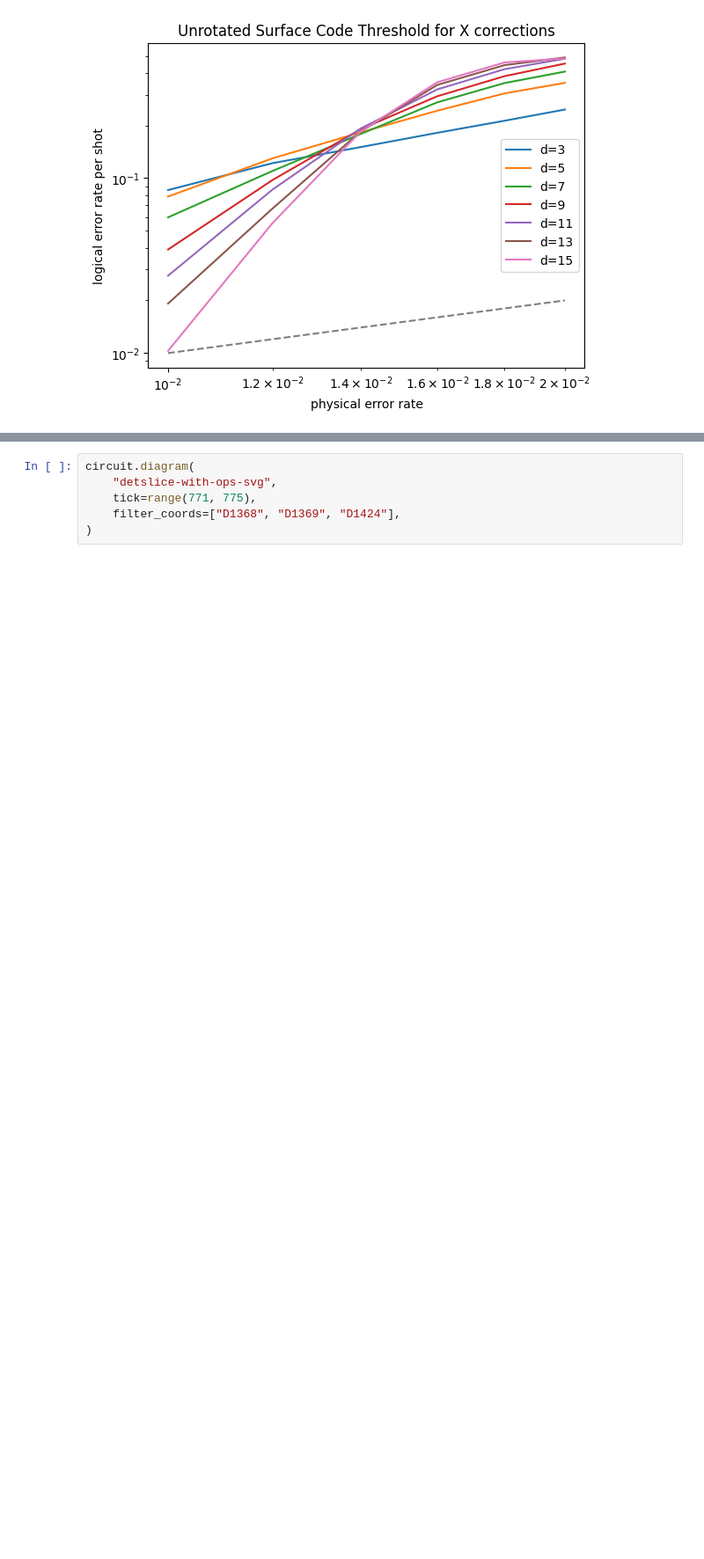
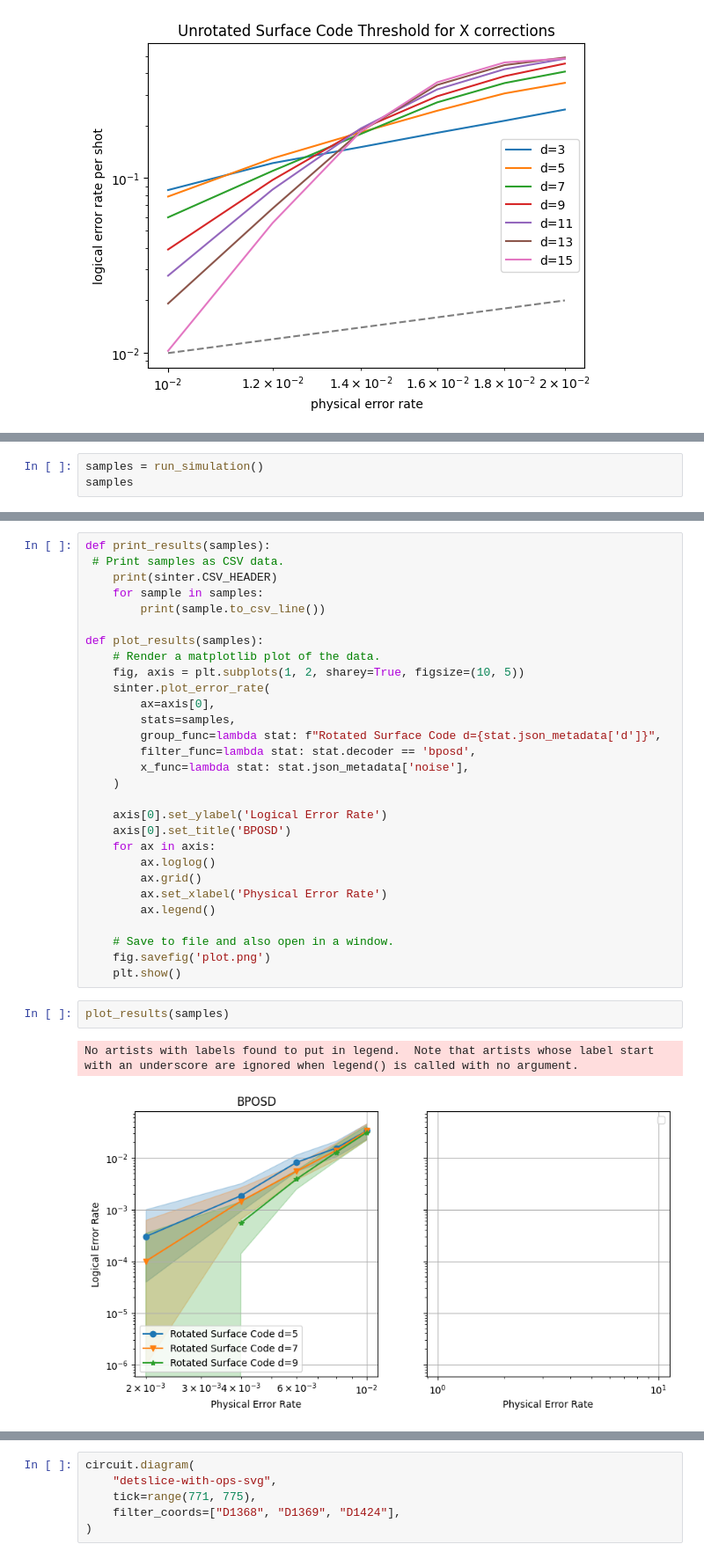
Before and after one commit to Infleqtion/qLDPC, a Jupyter notebook: examples/Stim_QEC.ipynb, the cells around one changed output, grey strips where cells are left out. Shown at 88% size. Drawn from its saved outputs; the diff is of its cells as text; blank space fills up the shorter version.

```diff
--- a/examples/Stim_QEC.ipynb
+++ b/examples/Stim_QEC.ipynb
@@ -152,0 +271,3 @@ code = qldpc.codes.BBCode(dims, poly_a, poly_b)
+# %%
+samples = run_simulation()
+samples
@@ -152,0 +307,34 @@ code = qldpc.codes.BBCode(dims, poly_a, poly_b)
+# %%
+def print_results(samples):
+ # Print samples as CSV data.
+    print(sinter.CSV_HEADER)
+    for sample in samples:
+        print(sample.to_csv_line())
+
+def plot_results(samples):
+    # Render a matplotlib plot of the data.
+    fig, axis = plt.subplots(1, 2, sharey=True, figsize=(10, 5))
+    sinter.plot_error_rate(
+        ax=axis[0],
+        stats=samples,
+        group_func=lambda stat: f"Rotated Surface Code d={stat.json_metadata['d']}",
+        filter_func=lambda stat: stat.decoder == 'bposd',
+        x_func=lambda stat: stat.json_metadata['noise'],
+    )
+
+    axis[0].set_ylabel('Logical Error Rate')
+    axis[0].set_title('BPOSD')
+    for ax in axis:
+        ax.loglog()
+        ax.grid()
+        ax.set_xlabel('Physical Error Rate')
+        ax.legend()
+
+    # Save to file and also open in a window.
+    fig.savefig('plot.png')
+    plt.show()
+# %%
+plot_results(samples)
+# %% [output]
+No artists with labels found to put in legend.  Note that artists whose label start with an underscore are ignored when legend() is called with no argument.
+[figure, added]
```
Also changed, not shown: parts of 9 cells of this notebook.
